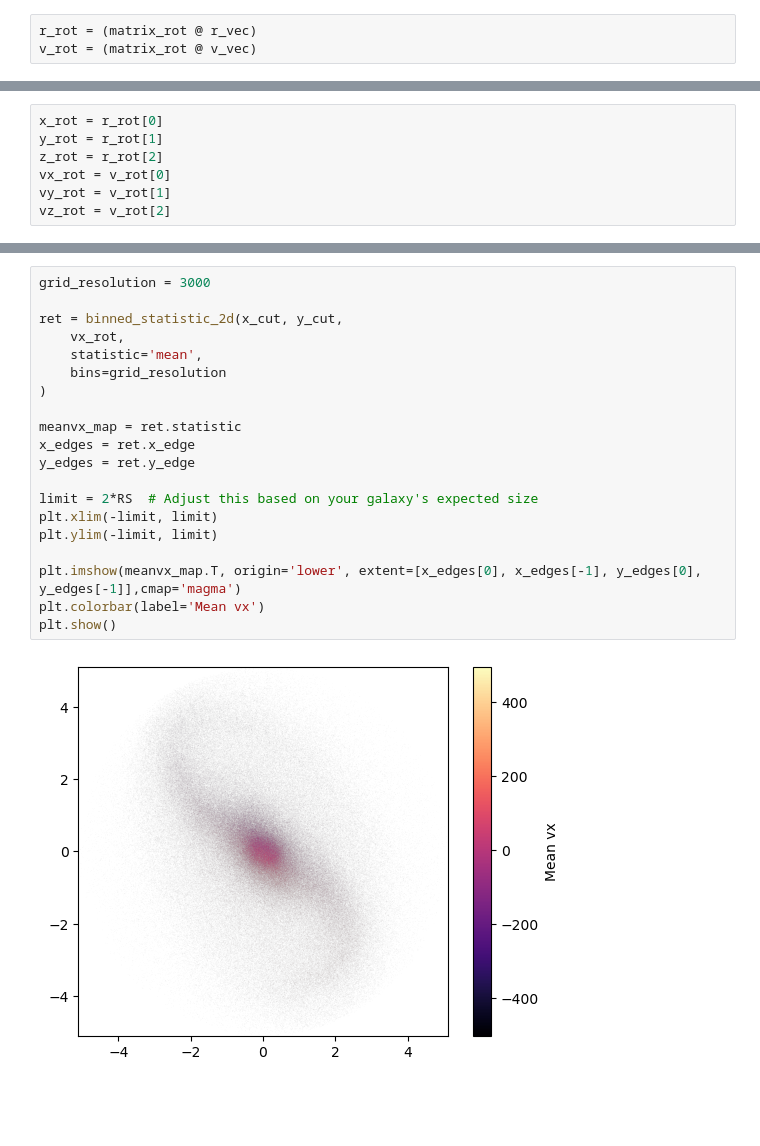
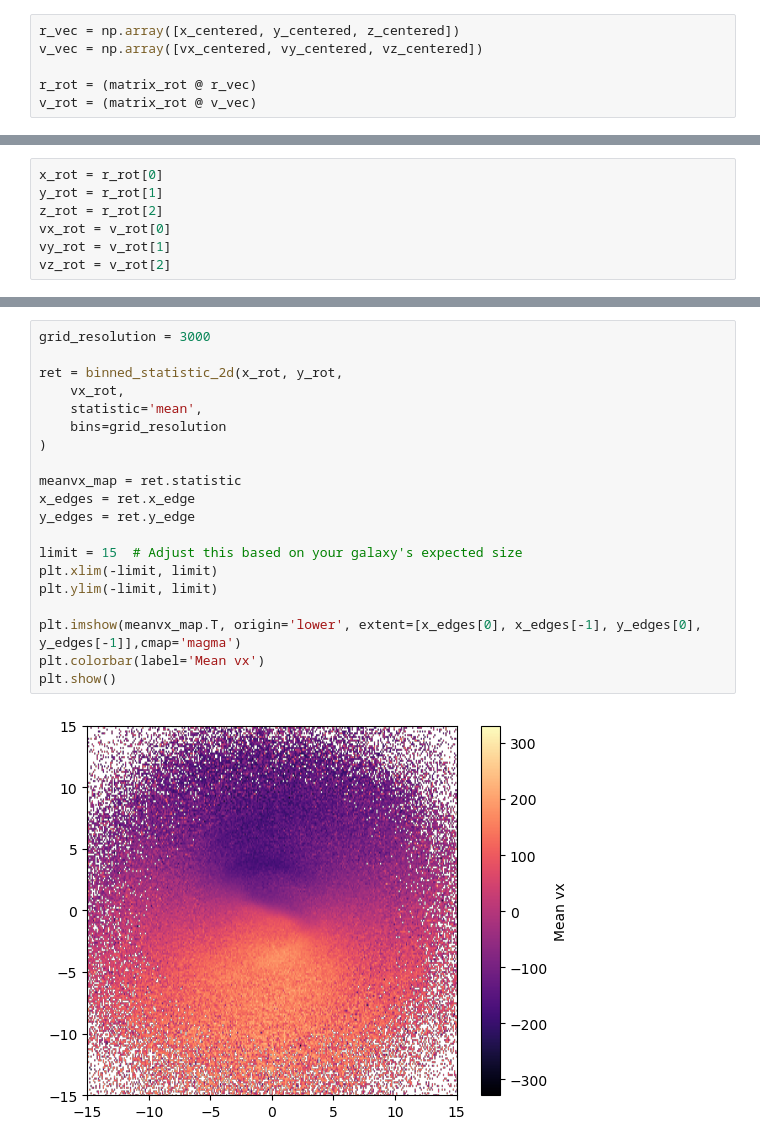
Before and after one commit to Alverd02/Kinematic-Signatures-of-Bars-and-Spirals-in-TNG50-Galaxies, a Jupyter notebook: Kinematic Signatures of Bars and Spirals in TNG50 Galaxies.ipynb, the cells around one changed output, grey strips where cells are left out. Cells and saved outputs as stored; diff of their text form; blank space fills up the shorter version.

```diff
--- a/Kinematic Signatures of Bars and Spirals in TNG50 Galaxies.ipynb
+++ b/Kinematic Signatures of Bars and Spirals in TNG50 Galaxies.ipynb
@@ -299,6 +299,9 @@ print(matrix_rot.shape,r_vec.shape,v_vec.shape)
 # %% [output]
 (3, 3) (3, 505442) (3, 505442)
 # %%
+r_vec = np.array([x_centered, y_centered, z_centered])
+v_vec = np.array([vx_centered, vy_centered, vz_centered])
+
 r_rot = (matrix_rot @ r_vec)
 v_rot = (matrix_rot @ v_vec)
 # %%
@@ -366,22 +369,22 @@ plt.show()
 # %%
 grid_resolution = 3000
 
-ret = binned_statistic_2d(x_cut, y_cut,
+ret = binned_statistic_2d(x_rot, y_rot,
     vx_rot,
     statistic='mean',
     bins=grid_resolution
 )
 
 meanvx_map = ret.statistic
 x_edges = ret.x_edge
 y_edges = ret.y_edge
 
-limit = 2*RS  # Adjust this based on your galaxy's expected size
+limit = 15  # Adjust this based on your galaxy's expected size
 plt.xlim(-limit, limit)
 plt.ylim(-limit, limit)
 
 plt.imshow(meanvx_map.T, origin='lower', extent=[x_edges[0], x_edges[-1], y_edges[0], y_edges[-1]],cmap='magma')
 plt.colorbar(label='Mean vx')
 plt.show()
 # %% [output]
-[figure, old version]
+[figure, new version]
```
Also changed, not shown: parts of 4 cells of this notebook, 1 other file.
